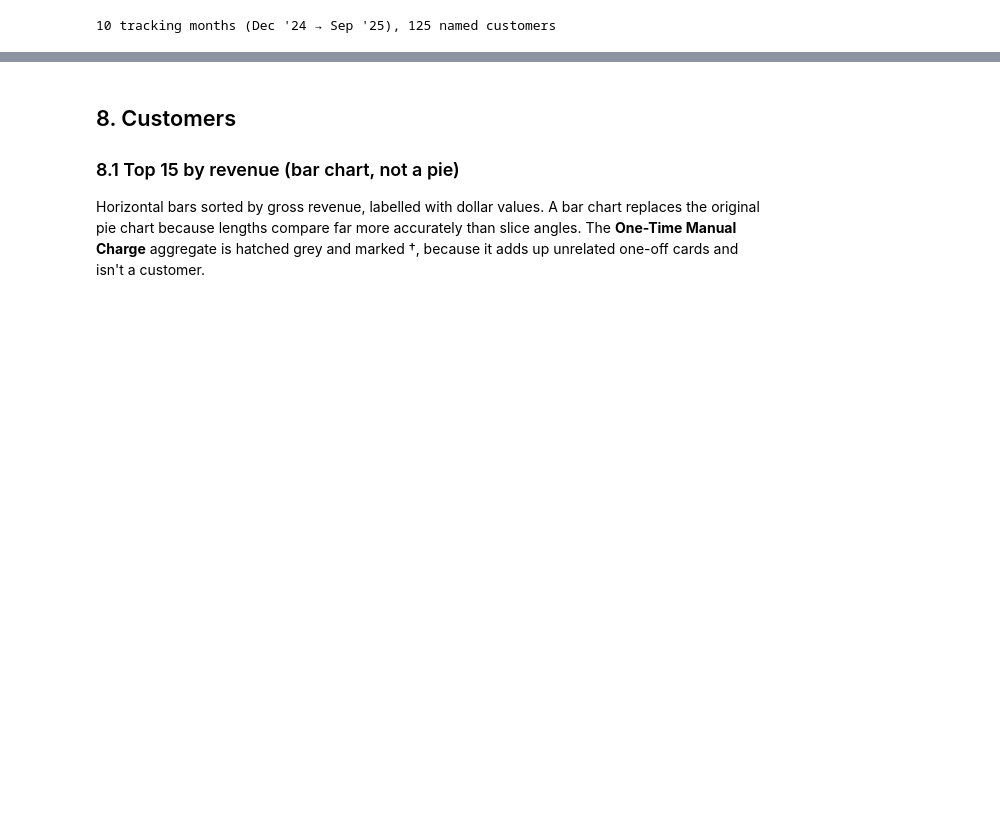
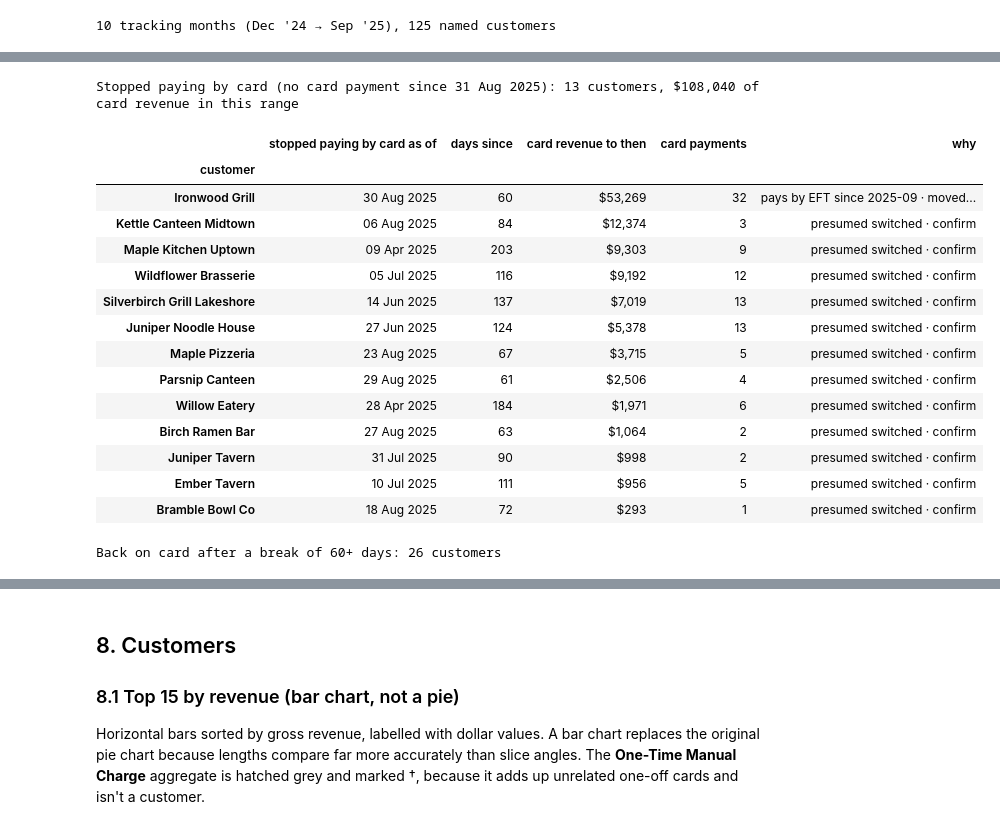
Before and after one commit to umairzia/cc-sales-dashboard, a Jupyter notebook: notebooks/cc_sales_analysis.ipynb, the cells around one changed output, grey strips where cells are left out. Cells and saved outputs as stored; diff of their text form; code cells hidden in the pictures; blank space fills up the shorter version.

```diff
--- a/notebooks/cc_sales_analysis.ipynb
+++ b/notebooks/cc_sales_analysis.ipynb
@@ -821,0 +810,80 @@ Back on card after a break of 60+ days: 26 customers
+# %%
+# Distinct card-payment days per customer.
+pay_days = {c: d.drop_duplicates().sort_values().tolist() for c, d in named_sales.groupby('customer').day}
+
+# Breaks: 60+ days between two consecutive card payments = paid another way for a while.
+breaks = {c: [(a, b) for a, b in zip(d, d[1:]) if (b - a).days >= CARD_STOP_DAYS] for c, d in pay_days.items()}
+
+# What the notes say about each customer (3b).
+lost_set = {c for c in pay_days if note_of(c).get('status')}
+seasonal_set = {c for c in pay_days if note_of(c).get('cycle') == 'seasonal'}
+monthly_set = {c for c in pay_days if note_of(c).get('cycle') == 'monthly'}
+no_rhythm_set = {c for c in pay_days if note_of(c).get('cycle') in ('sporadic', 'on request') or note_of(c).get('pays') == 'mixed'}
+off_card_method = {c for c in pay_days if note_of(c).get('pays') in ('EFT', 'cheque')}
+stop_days = lambda c: max(CARD_STOP_DAYS, round(3 * MONTH_DAYS)) if c in monthly_set else CARD_STOP_DAYS
+
+# Stopped: 60+ days (3 cycles for monthly payers) from the last card payment to the end of the range, or a note
+# saying they pay by EFT / cheque. Lost and seasonal customers are never "stopped".
+# Business logic: presume EFT / another method and record the date, not a churn alarm.
+cust_cents = named_sales.groupby('customer').cents.agg(['sum', 'size'])
+def why(c):
+    n = note_of(c)
+    if n.get('pays') in ('EFT', 'cheque'): return f"pays by {n['pays']}" + (f" since {n['since']}" if n['since'] else '') + (f" · {n['note']}" if n['note'] else '')
+    if n.get('pays') == 'mixed': return 'mixed card / other payments' + (f" · {n['note']}" if n['note'] else '')
+    if n.get('cycle'): return n['cycle'] + (f" · {n['note']}" if n['note'] else '')
+    return n.get('note') or 'presumed switched · confirm'
+stopped = pd.DataFrame([{'customer': c, 'stopped paying by card as of': d[-1], 'days since': (date_to - d[-1]).days,
+                         'card revenue to then': cust_cents.loc[c, 'sum'] / 100, 'card payments': int(cust_cents.loc[c, 'size']), 'why': why(c)}
+                        for c, d in pay_days.items()
+                        if c not in lost_set and c not in seasonal_set and (c in off_card_method or (date_to - d[-1]).days >= stop_days(c))],
+                       columns=['customer', 'stopped paying by card as of', 'days since', 'card revenue to then', 'card payments', 'why'])
+stopped = stopped.set_index('customer').sort_values('card revenue to then', ascending=False)
+stopped_set = set(stopped.index)
+
+# Lost customers: only ever from the notes.
+lost = pd.DataFrame([{'customer': c, 'status': note_of(c)['status'], 'since': note_of(c)['since'], 'last card payment': pay_days[c][-1],
+                      'card revenue in range': cust_cents.loc[c, 'sum'] / 100, 'note': note_of(c)['note']} for c in lost_set],
+                    columns=['customer', 'status', 'since', 'last card payment', 'card revenue in range', 'note']).set_index('customer').sort_values('card revenue in range', ascending=False)
+seasonal_off = sorted(c for c in seasonal_set if (date_to - pay_days[c][-1]).days >= CARD_STOP_DAYS)
+
+# Back on card: had a break, paid by card again afterwards, and hasn't stopped since.
+back = pd.DataFrame([{'customer': c, 'off card from': b[-1][0], 'back on card': b[-1][1], 'days off card': (b[-1][1] - b[-1][0]).days}
+                     for c, b in breaks.items() if b and c not in stopped_set and c not in lost_set],
+                    columns=['customer', 'off card from', 'back on card', 'days off card']).set_index('customer')
+
+def off_card(cust, i):
+    # A tracking period counts as off card when it lies wholly inside one of the customer's breaks.
+    s0, s1 = track.start.iloc[i], track.end.iloc[i]
+    return any(a < s0 and s1 < b for a, b in breaks.get(cust, []))
+
+if span_days <= CARD_STOP_DAYS:
+    print(f"This export covers {span_days} days, so nobody can have gone {CARD_STOP_DAYS} days without a card payment yet.")
+else:
+    print(f"Stopped paying by card (no card payment since {date_to - pd.Timedelta(days=CARD_STOP_DAYS - 1):%d %b %Y}): "
+          f"{len(stopped)} customers, {money(stopped['card revenue to then'].sum())} of card revenue in this range")
+    display(stopped.assign(**{'stopped paying by card as of': stopped['stopped paying by card as of'].dt.strftime('%d %b %Y'),
+                              'card revenue to then': stopped['card revenue to then'].map(money)}).head(25))
+print(f"Back on card after a break of {CARD_STOP_DAYS}+ days: {len(back)} customers")
+if len(back):
+    display(back.assign(**{k: back[k].dt.strftime('%d %b %Y') for k in ['off card from', 'back on card']}))
+print(f"Lost customers (from the notes): {len(lost)}; seasonal customers off season: {', '.join(seasonal_off) or 'none'}")
+if len(lost):
+    display(lost.assign(**{'last card payment': lost['last card payment'].dt.strftime('%d %b %Y'), 'card revenue in range': lost['card revenue in range'].map(money)}))
+# %% [output]
+Stopped paying by card (no card payment since 31 Aug 2025): 13 customers, $108,040 of card revenue in this range
+|  | stopped paying by card as of | days since | card revenue to then | card payments | why |
+| customer |  |  |  |  |  |
+| Ironwood Grill | 30 Aug 2025 | 60 | $53,269 | 32 | pays by EFT since 2025-09 · moved... |
+| Kettle Canteen Midtown | 06 Aug 2025 | 84 | $12,374 | 3 | presumed switched · confirm |
+| Maple Kitchen Uptown | 09 Apr 2025 | 203 | $9,303 | 9 | presumed switched · confirm |
+| Wildflower Brasserie | 05 Jul 2025 | 116 | $9,192 | 12 | presumed switched · confirm |
+| Silverbirch Grill Lakeshore | 14 Jun 2025 | 137 | $7,019 | 13 | presumed switched · confirm |
+| Juniper Noodle House | 27 Jun 2025 | 124 | $5,378 | 13 | presumed switched · confirm |
+| Maple Pizzeria | 23 Aug 2025 | 67 | $3,715 | 5 | presumed switched · confirm |
+| Parsnip Canteen | 29 Aug 2025 | 61 | $2,506 | 4 | presumed switched · confirm |
+| Willow Eatery | 28 Apr 2025 | 184 | $1,971 | 6 | presumed switched · confirm |
+| Birch Ramen Bar | 27 Aug 2025 | 63 | $1,064 | 2 | presumed switched · confirm |
+| Juniper Tavern | 31 Jul 2025 | 90 | $998 | 2 | presumed switched · confirm |
+| Ember Tavern | 10 Jul 2025 | 111 | $956 | 5 | presumed switched · confirm |
+| Bramble Bowl Co | 18 Aug 2025 | 72 | $293 | 1 | presumed switched · confirm |
+Back on card after a break of 60+ days: 26 customers
```
Also changed, not shown: parts of 16 cells of this notebook, 23 other files.
